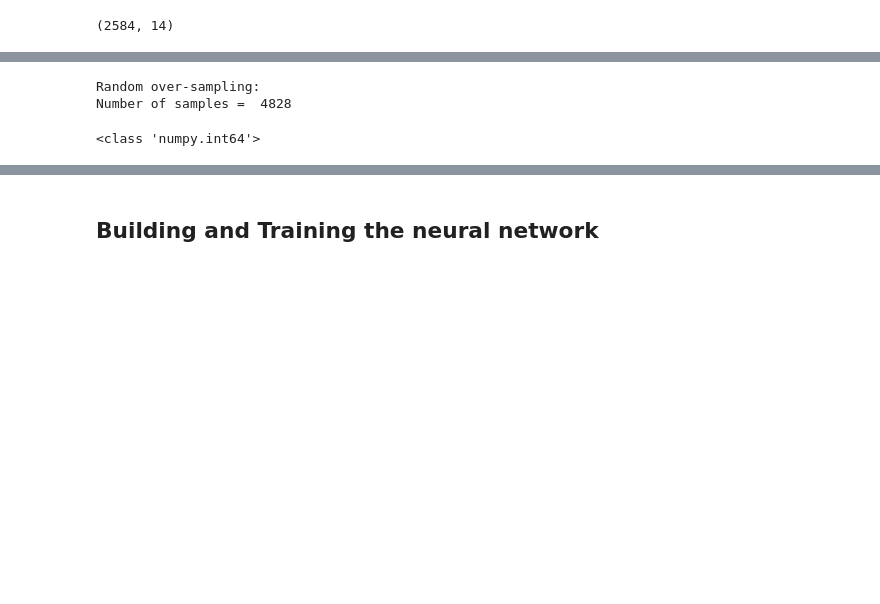
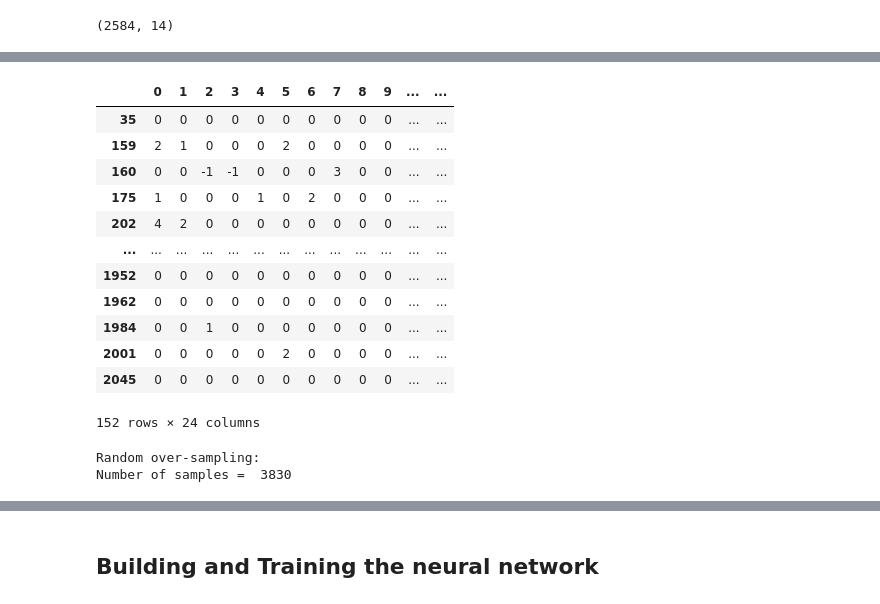
Before and after one commit to MaximeBustros/SD210_MachineLearningProject, a Jupyter notebook: BinaryClassification_Seismic-bumps.ipynb, the cells around one changed output, grey strips where cells are left out. Cells and saved outputs as stored; diff of their text form; code cells hidden in the pictures; blank space fills up the shorter version.

```diff
--- a/BinaryClassification_Seismic-bumps.ipynb
+++ b/BinaryClassification_Seismic-bumps.ipynb
@@ -197,6 +215,22 @@ for index, entry in enumerate(X):
 
 df_class_0 = pd.DataFrame(df_class_0);
 df_class_1 = pd.DataFrame(df_class_1);
+# %%
+df_class_1
+# %% [output]
+|  | 0 | 1 | 2 | 3 | 4 | 5 | 6 | 7 | 8 | 9 | ... | ... |
+| 35 | 0 | 0 | 0 | 0 | 0 | 0 | 0 | 0 | 0 | 0 | ... | ... |
+| 159 | 2 | 1 | 0 | 0 | 0 | 2 | 0 | 0 | 0 | 0 | ... | ... |
+| 160 | 0 | 0 | -1 | -1 | 0 | 0 | 0 | 3 | 0 | 0 | ... | ... |
+| 175 | 1 | 0 | 0 | 0 | 1 | 0 | 2 | 0 | 0 | 0 | ... | ... |
+| 202 | 4 | 2 | 0 | 0 | 0 | 0 | 0 | 0 | 0 | 0 | ... | ... |
+| ... | ... | ... | ... | ... | ... | ... | ... | ... | ... | ... | ... | ... |
+| 1952 | 0 | 0 | 0 | 0 | 0 | 0 | 0 | 0 | 0 | 0 | ... | ... |
+| 1962 | 0 | 0 | 0 | 0 | 0 | 0 | 0 | 0 | 0 | 0 | ... | ... |
+| 1984 | 0 | 0 | 1 | 0 | 0 | 0 | 0 | 0 | 0 | 0 | ... | ... |
+| 2001 | 0 | 0 | 0 | 0 | 0 | 2 | 0 | 0 | 0 | 0 | ... | ... |
+| 2045 | 0 | 0 | 0 | 0 | 0 | 0 | 0 | 0 | 0 | 0 | ... | ... |
+152 rows × 24 columns
 # %%
 # Oversample class 1 such that we have the same number of samples
 df_class_1_over = df_class_1.sample(len(df_class_0), replace=True)
@@ -208,7 +242,6 @@ df_train_over = pd.concat([df_class_0, df_class_1_over], axis=0)
 # len(df_train_over)
 print('Random over-sampling:')
 print("Number of samples = ", len(df_train_over));
-X = df_train_over.to_numpy()
 # %% [output]
 Random over-sampling:
-Number of samples =  4828
+Number of samples =  3830
@@ -226,5 +251 @@ y_train = y_train.astype("int64");
-# %%
-print(type(y_train[0]))
-# %% [output]
-<class 'numpy.int64'>
 # %%
```
Also changed, not shown: parts of 17 cells of this notebook, 1 other file.
